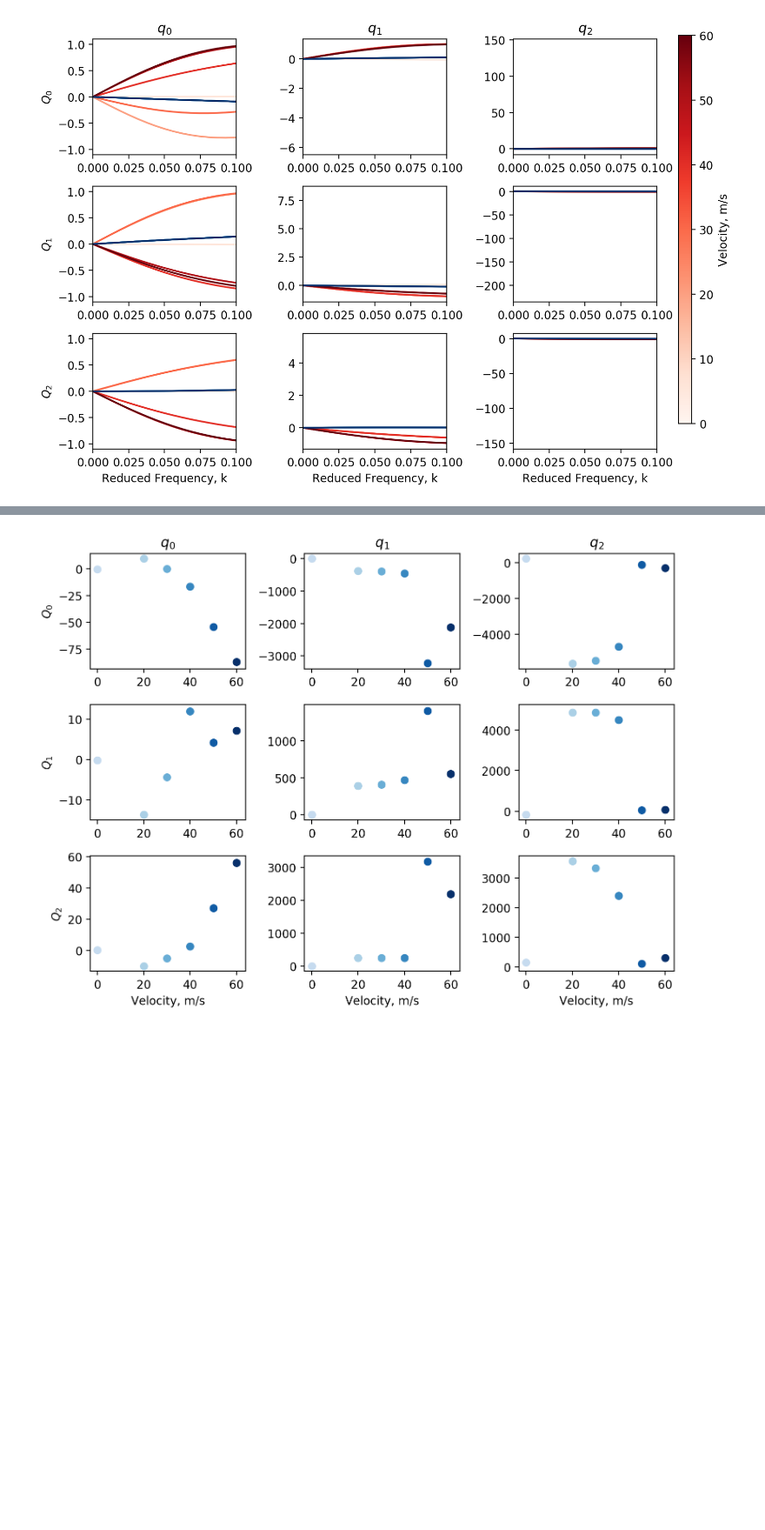
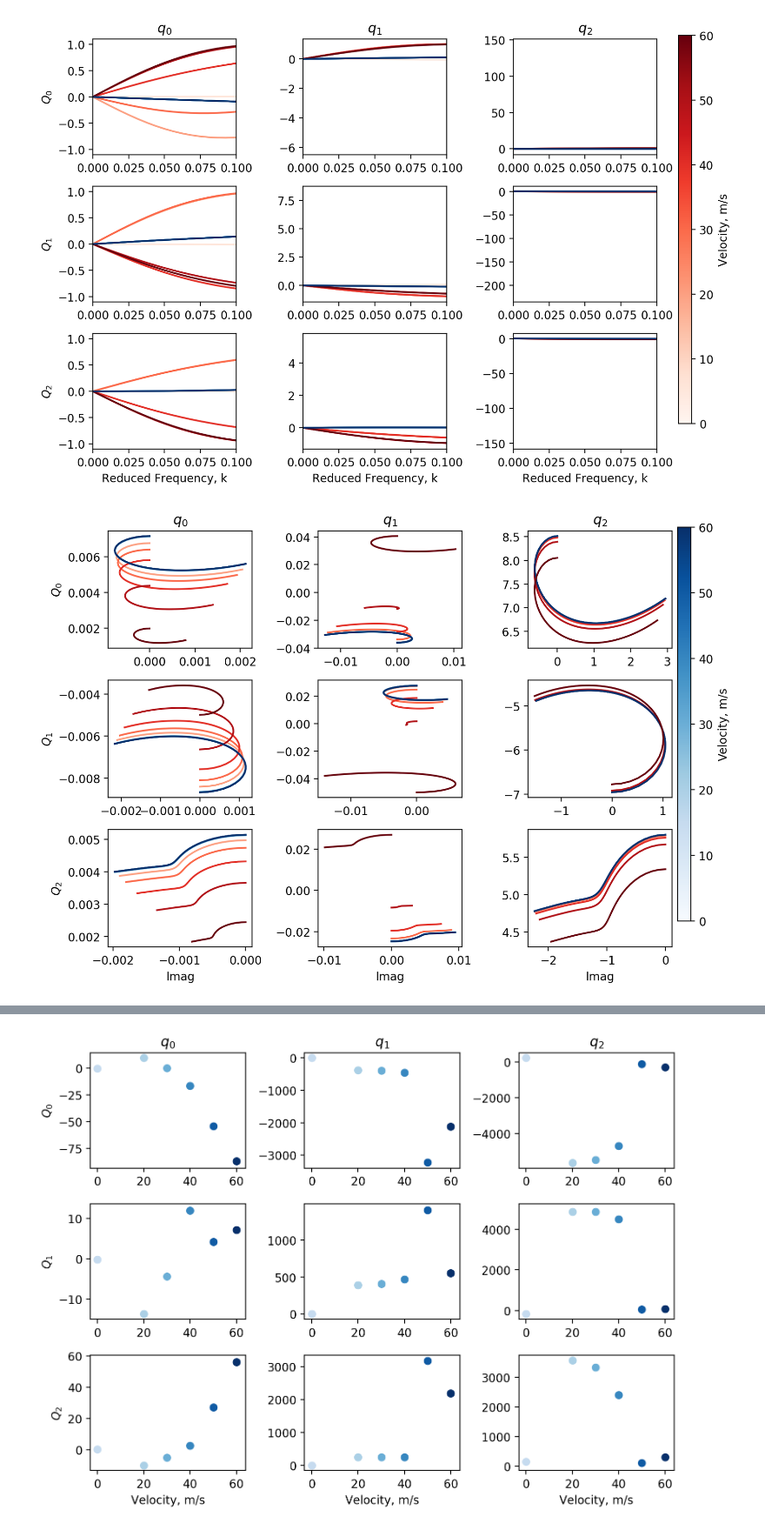
Before and after one commit to ngoiz/pazy-sharpy, a Jupyter notebook: 06_LinUVLM/06_AeroAnalysis.ipynb, the cells around one changed output, grey strips where cells are left out. Shown at 87% size. Cells and saved outputs as stored; diff of their text form; code cells hidden in the pictures; blank space fills up the shorter version.

```diff
--- a/06_LinUVLM/06_AeroAnalysis.ipynb
+++ b/06_LinUVLM/06_AeroAnalysis.ipynb
@@ -137,3 +183,62 @@ plt.tight_layout()
 # plt.savefig('../figures/UVLM_imag.pdf')
 # %% [output]
 [figure]
+# %%
+m_list = [0, 1, 2]
+p_list = [0, 1, 2]
+u_inf_vec = [20, 30, 40, 50, 60]
+output_path = './output/postprocess_coarse/'
+cmap=plt.get_cmap('Blues')
+cmap2=plt.get_cmap('Reds')
+cmap3=plt.get_cmap('Greens')
+
+# nrm = plt.Normalize(vmin=-0.2, vmax=1)
+nrm = plt.Normalize(vmin=0, vmax=60)
+
+
+
+fig, ax = plt.subplots(nrows=len(p_list), ncols=len(m_list))
+
+for u_inf in u_inf_vec:
+    for r in range(len(p_list)):
+        for c in range(len(m_list)):
+            yfreq = np.loadtxt(output_path + '/sharpy_alpha0000_uinf{:04g}_aero_skin0/in{:02g}_out{:02g}.txt'.format(u_inf, m_list[c], p_list[r]))
+            w_to_k = 0.05/u_inf
+#             ax[r, c].scatter(yfreq[:, 2]/ u_inf ** 2, yfreq[:, 1] / u_inf ** 2, c=cmap(nrm(yfreq[:, 0] * w_to_k)), s=4)
+            ax[r, c].plot(yfreq[:, 2]/ u_inf ** 2, yfreq[:, 1] / u_inf ** 2, c=cmap(nrm(u_inf)))
+
+
+
+            yfreq = np.loadtxt(output_path + '/sharpy_alpha0100_uinf{:04g}_aero_skin0/in{:02g}_out{:02g}.txt'.format(u_inf, m_list[c], p_list[r]))
+            w_to_k = 0.05/u_inf
+#             ax[r, c].scatter(yfreq[:, 2]/ u_inf ** 2, yfreq[:, 1] / u_inf ** 2, c=cmap2(nrm(yfreq[:, 0] * w_to_k)), s=4)
+            ax[r, c].plot(yfreq[:, 2]/ u_inf ** 2, yfreq[:, 1] / u_inf ** 2, c=cmap2(nrm(u_inf)))
+
+
+#             yfreq = np.loadtxt(output_path + '/sharpy_alpha0500_uinf{:04g}_aero_skin0/in{:02g}_out{:02g}.txt'.format(u_inf, m_list[c], p_list[r]))
+            w_to_k = 0.05/u_inf
+#             ax[r, c].scatter(yfreq[:, 2]/ u_inf ** 2, yfreq[:, 1] / u_inf ** 2, c=cmap2(nrm(yfreq[:, 0] * w_to_k)), s=4)
+#             ax[r, c].plot(yfreq[:, 2]/ u_inf ** 2, yfreq[:, 1] / u_inf ** 2, c=cmap3(nrm(u_inf)))
+
+
+#             ax[r, c].plot(mrmfreq[:, 0], mrmfreq[:, 1], c=cmap2(nrm(u_inf)))
+
+
+#             ax[r, c].plot(yfreq[:, 0], yfreq[:, 2], c=cmap2(nrm(u_inf)))
+
+#             ax[r, c].set_xlim(0, 0.1)
+
+            if c == 0:
+                ax[r, c].set_ylabel('$Q_{%g}$'% p_list[r])
+            if r == 0:
+                ax[r, c].set_title('$q_{%g}$'% m_list[c])
+            if r == 2:
+                ax[r, c].set_xlabel('Imag')
+
+fig.subplots_adjust(right=0.9)
+cbar_ax = fig.add_axes([0.99, 0.15, 0.02, 0.8])
+fig.colorbar(mpl.cm.ScalarMappable(norm=nrm, cmap='Blues'), label='Velocity, m/s', cax=cbar_ax)
+
+plt.tight_layout()
+# %% [output]
+[figure, added]
```
Also changed, not shown: parts of 7 cells of this notebook, 30 other files.
